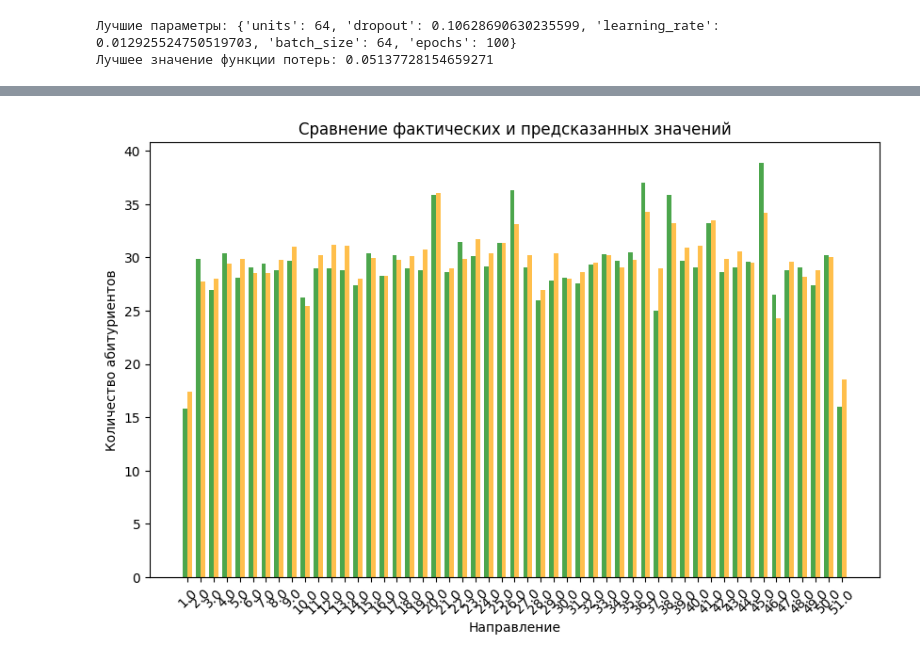
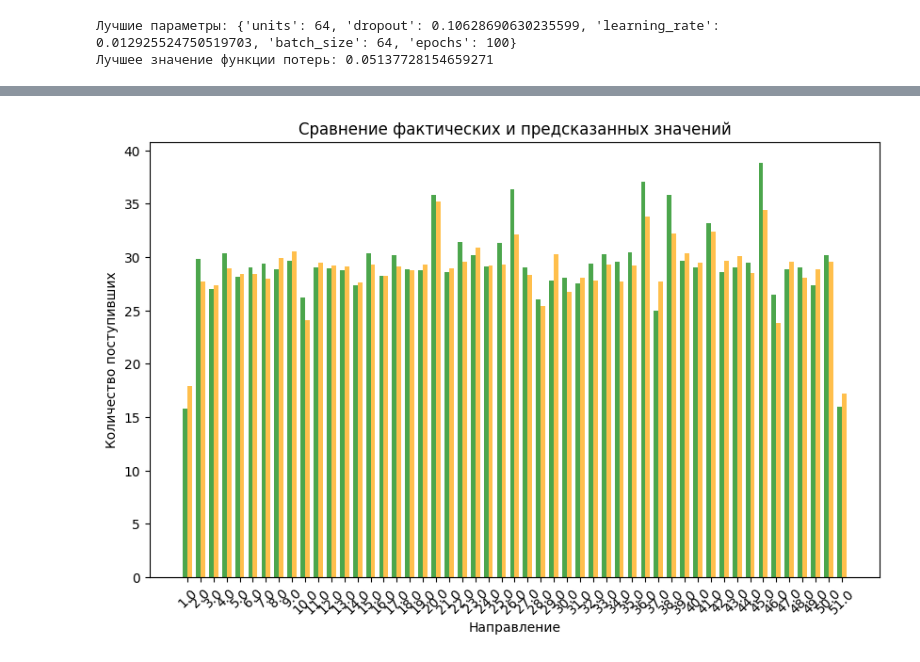
Before and after one commit to kristina-skoptsova/diplom, a Jupyter notebook: diplom.ipynb, the cells around one changed output, grey strips where cells are left out. Saved outputs shown, nothing was run; the diff lists cells and outputs as text; code cells hidden in the pictures.

```diff
--- a/diplom.ipynb
+++ b/diplom.ipynb
@@ -25,0 +26,3 @@ df
+# %%
+columns_to_drop = ["Уровень безработицы", "Регион рождения", "Доля наличия договора"]
+df = df.drop(columns=columns_to_drop)
@@ -125,7 +169,6 @@ import tensorflow as tf
 from keras.models import Sequential
 from keras.layers import Dense, Input, LSTM, Dropout
 from sklearn.model_selection import train_test_split
-from sklearn.preprocessing import StandardScaler
 
 # Функция для создания последовательностей данных
 def create_sequences(data, window_size):
@@ -133,8 +176,8 @@ def create_sequences(data, window_size):
     for direction in data['Направление'].unique():
         dir_data = data[data['Направление'] == direction].sort_values('Год поступления')
         for i in range(len(dir_data) - window_size):
-            seq = dir_data.iloc[i:i+window_size].drop(['Направление', 'Год поступления', 'Количество абитуриентов'], axis=1).values
-            target = dir_data.iloc[i+window_size]['Количество абитуриентов']
+            seq = dir_data.iloc[i:i+window_size].drop(['Направление', 'Год поступления', 'Количество поступивших'], axis=1).values
+            target = dir_data.iloc[i+window_size]['Количество поступивших']
             direction_label = dir_data.iloc[i+window_size]['Направление']  # Направление для следующего шага
             inputs.append(seq)
             outputs.append(target)
@@ -146,7 +189,7 @@ YEARS_SIZE = 5
 X, y, direction_labels = create_sequences(df, YEARS_SIZE)
 
 # Нормализация целевой переменной
-y_scaler = StandardScaler()
+y_scaler = RobustScaler()
 y = y_scaler.fit_transform(y.reshape(-1, 1)).flatten()
 
 # Разделение данных на тренировочную и тестовую выборки
@@ -225,7 +268,7 @@ import tensorflow as tf
 from keras.models import Sequential
 from keras.layers import Dense, Input, LSTM, Dropout
 from sklearn.model_selection import train_test_split
-from sklearn.preprocessing import StandardScaler
+from keras.callbacks import EarlyStopping
 
 # Функция для создания последовательностей данных
 def create_sequences(data, window_size):
@@ -233,8 +276,8 @@ def create_sequences(data, window_size):
     for direction in data['Направление'].unique():
         dir_data = data[data['Направление'] == direction].sort_values('Год поступления')
         for i in range(len(dir_data) - window_size):
-            seq = dir_data.iloc[i:i+window_size].drop(['Направление', 'Год поступления', 'Количество абитуриентов'], axis=1).values
-            target = dir_data.iloc[i+window_size]['Количество абитуриентов']
+            seq = dir_data.iloc[i:i+window_size].drop(['Направление', 'Год поступления', 'Количество поступивших'], axis=1).values
+            target = dir_data.iloc[i+window_size]['Количество поступивших']
             direction_label = dir_data.iloc[i+window_size]['Направление']  # Направление для следующего шага
             inputs.append(seq)
             outputs.append(target)
@@ -246,7 +289,7 @@ YEARS_SIZE = 5
 X, y, direction_labels = create_sequences(df, YEARS_SIZE)
 
 # Нормализация целевой переменной
-y_scaler = StandardScaler()
+y_scaler = RobustScaler()
 y = y_scaler.fit_transform(y.reshape(-1, 1)).flatten()
 
 # Разделение данных на тренировочную и тестовую выборки
@@ -267,7 +310,7 @@ train_sample_weights = sample_weights[:len(y_train)]
 model_lstm = Sequential([
     Input(shape=(YEARS_SIZE, X.shape[2])),
     LSTM(128, return_sequences=True),
-    Dropout(0.2),
+    Dropout(0.1),
     LSTM(64),
     Dense(32, activation='relu'),
     Dense(1)
@@ -276,6 +319,13 @@ model_lstm = Sequential([
 # Компиляция модели
 model_lstm.compile(optimizer='adam', loss='mae', metrics=['mae'])
 
+# Ранняя остановка при переобучении
+early_stopping = EarlyStopping(
+    monitor='val_loss',
+    patience=10,
+    restore_best_weights=True  # Восстановление весов модели с лучшим результатом
+)
+
 # Обучение модели
 history_lstm = model_lstm.fit(
     X_train,
@@ -283,7 +333,9 @@ history_lstm = model_lstm.fit(
     sample_weight=train_sample_weights,  # Использование веса
     epochs=100,
     batch_size=64,
-    validation_split=0.2
+    validation_split=0.2,
+    callbacks=[early_stopping],
+    verbose=1
 )
 
 # Оценка модели на тестовой выборке
@@ -457,8 +524,8 @@ def create_sequences(data, window_size):
     for direction in data['Направление'].unique():
         dir_data = data[data['Направление'] == direction].sort_values('Год поступления')
         for i in range(len(dir_data) - window_size):
-            seq = dir_data.iloc[i:i+window_size].drop(['Направление', 'Год поступления', 'Количество абитуриентов'], axis=1).values
-            target = dir_data.iloc[i+window_size]['Количество абитуриентов']
+            seq = dir_data.iloc[i:i+window_size].drop(['Направление', 'Год поступления', 'Количество поступивших'], axis=1).values
+            target = dir_data.iloc[i+window_size]['Количество поступивших']
             direction_label = dir_data.iloc[i+window_size]['Направление']  # Направление для следующего шага
             inputs.append(seq)
             outputs.append(target)
@@ -470,7 +537,7 @@ YEARS_SIZE = 3
 X, y, direction_labels = create_sequences(df, YEARS_SIZE)
 
 # Нормализация целевой переменной
-y_scaler = StandardScaler()
+y_scaler = RobustScaler()
 y = y_scaler.fit_transform(y.reshape(-1, 1)).flatten()
 
 # Разделение данных на тренировочную и тестовую выборки
@@ -553,25 +620,25 @@ test_df = pd.DataFrame({
 # %%
 # Группировка данных
 mean_values = test_df.groupby('Направление').agg(
     Фактическое_среднее=('Фактическое', 'mean'),
     Предсказанное_среднее=('Предсказанное', 'mean')
 ).reset_index()
 
 # Построение графика
 plt.figure(figsize=(10, 6))
 bar_width = 0.35
 index = np.arange(len(mean_values))
 
 plt.bar(index, mean_values['Фактическое_среднее'], bar_width, label='Фактическое', alpha=0.7, color='green')
 plt.bar(index + bar_width, mean_values['Предсказанное_среднее'], bar_width, label='Предсказанное', alpha=0.7, color='orange')
 
 plt.title('Сравнение фактических и предсказанных значений')
 plt.xlabel('Направление')
-plt.ylabel('Количество абитуриентов')
+plt.ylabel('Количество поступивших')
 plt.xticks(index + bar_width / 2, mean_values['Направление'], rotation=45)
 plt.show()
 # %% [output]
-[figure, old version]
+[figure, new version]
 # %%
 # Построение графика
 plt.figure(figsize=(8, 6))
```
Also changed, not shown: parts of 16 cells of this notebook.
